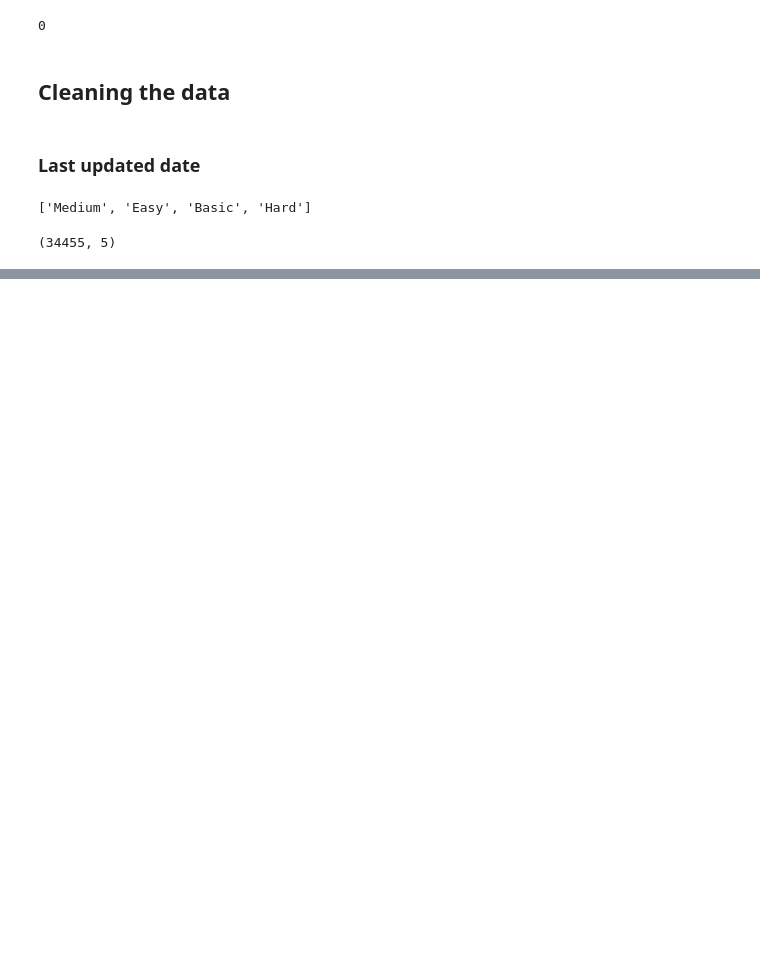
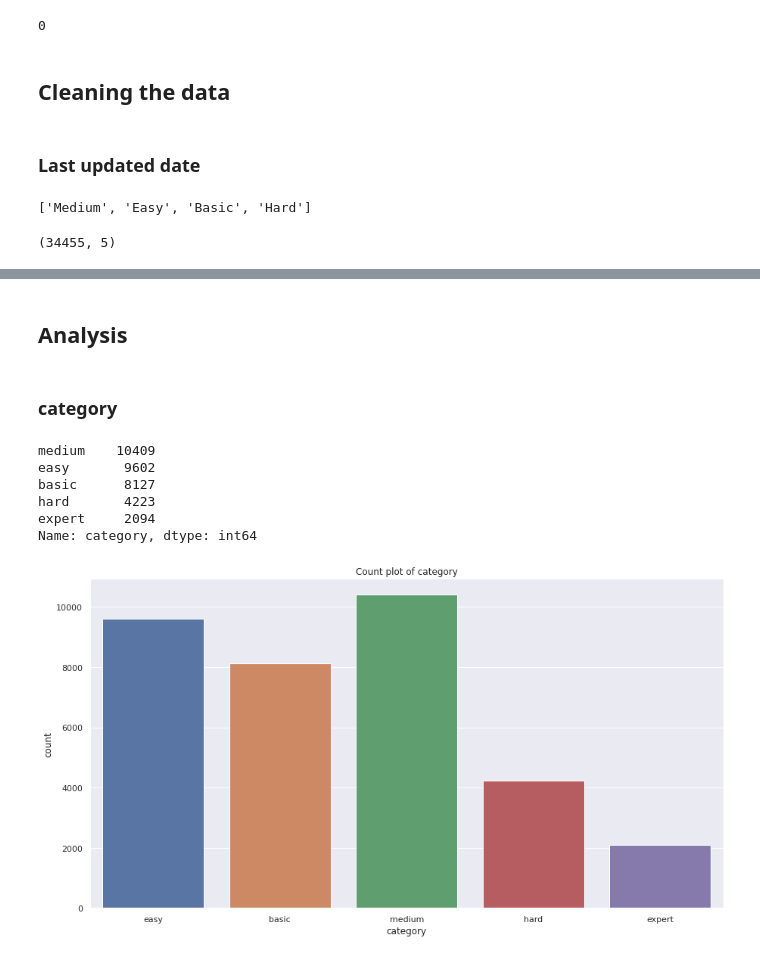
Before and after one commit to banerjeesoumya15/kaggle-works, a Jupyter notebook: geeksforgeeks.ipynb, the cells around one changed output, grey strips where cells are left out. Saved outputs shown, nothing was run; the diff lists cells and outputs as text; code cells hidden in the pictures; blank space fills up the shorter version.

```diff
--- a/geeksforgeeks.ipynb
+++ b/geeksforgeeks.ipynb
@@ -149,0 +204,3 @@ df.head()
+# %%
+df['year'] = df['dt_last_updated'].dt.year
+df.head()
@@ -149,0 +216,6 @@ df.head()
+# %%
+# title
+# length of title
+
+df['length_title'] = df['title'].str.len()
+df.head()
@@ -149,0 +229,5 @@ df.head()
+# %%
+# count no. of words in title
+
+df['count_words_title'] = df['title'].str.split().apply(len)
+df.head()
@@ -149,0 +241,24 @@ df.head()
+# %% [markdown]
+## Analysis
+# %%
+def count_plot(col, size=(15,8), df=df):
+
+    print(df[col].value_counts())
+
+    plt.figure(figsize=size)
+    sns.set(style="darkgrid")
+    sns.countplot(x=col, data=df)
+    plt.title(f"Count plot of {col}")
+    plt.show()
+# %% [markdown]
+### category
+# %%
+count_plot('category')
+# %% [output]
+medium    10409
+easy       9602
+basic      8127
+hard       4223
+expert     2094
+Name: category, dtype: int64
+[figure, added]
```
Also changed, not shown: parts of 28 cells of this notebook.
